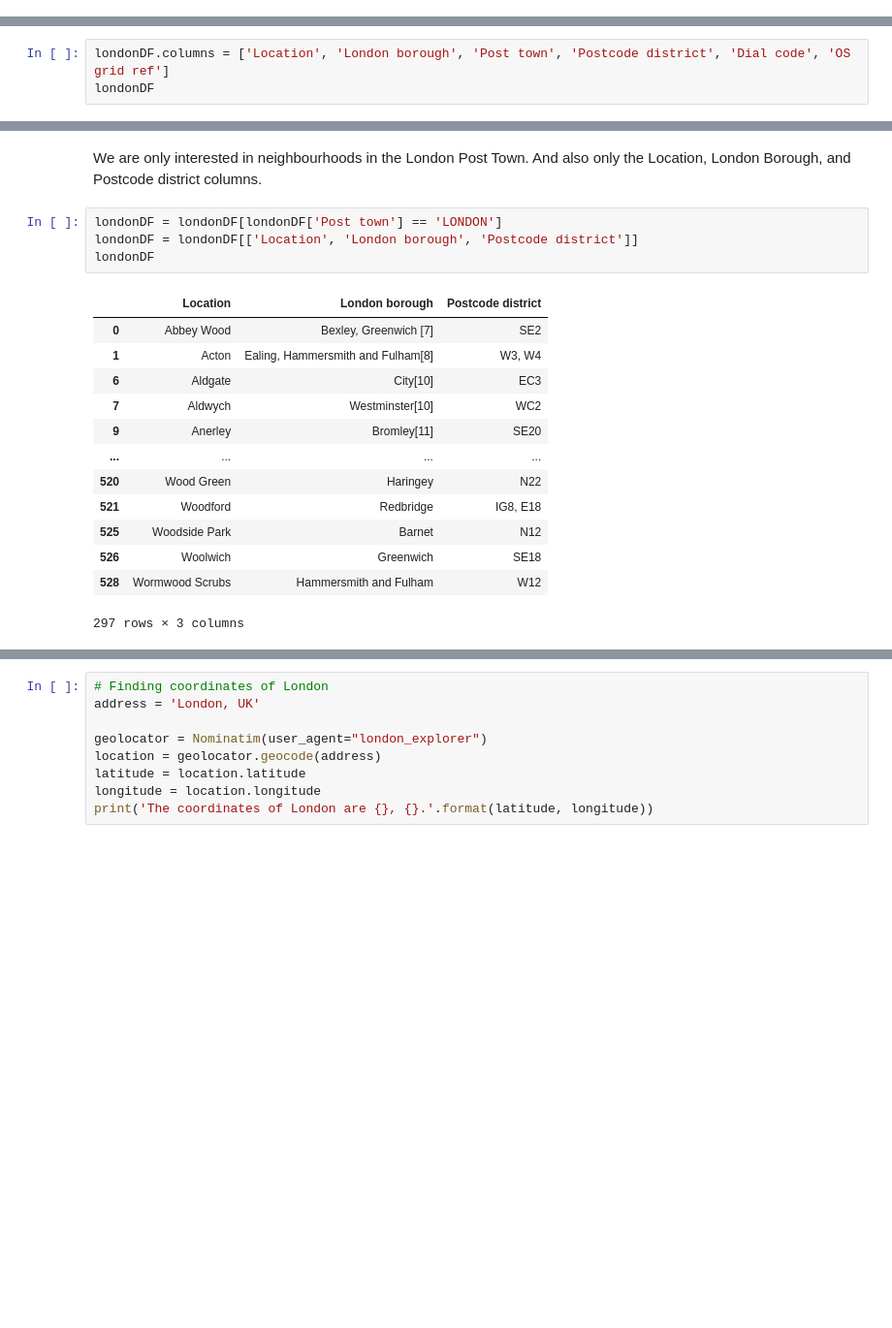
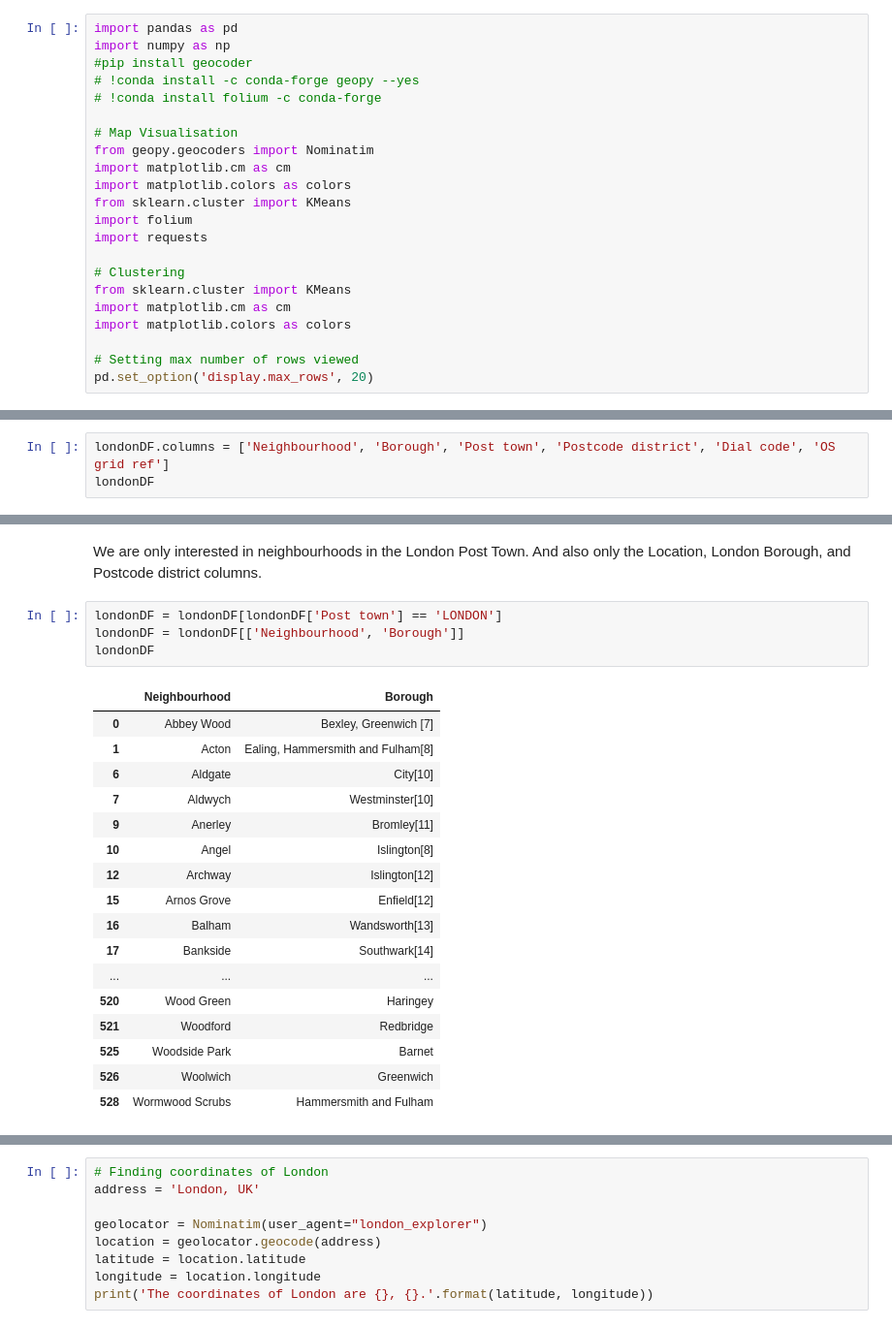
Before and after one commit to jkchuong/Data_Science_Capstone, a Jupyter notebook: The Battle of Neighbourhoods 2.ipynb, the cells around one changed output, grey strips where cells are left out. Shown at 97% size. Saved outputs shown, nothing was run; the diff lists cells and outputs as text; blank space fills up the shorter version.

```diff
--- a/The Battle of Neighbourhoods 2.ipynb
+++ b/The Battle of Neighbourhoods 2.ipynb
@@ -7,0 +5,22 @@ import numpy as np
+# %%
+import pandas as pd
+import numpy as np
+#pip install geocoder
+# !conda install -c conda-forge geopy --yes
+# !conda install folium -c conda-forge
+
+# Map Visualisation
+from geopy.geocoders import Nominatim
+import matplotlib.cm as cm
+import matplotlib.colors as colors
+from sklearn.cluster import KMeans
+import folium
+import requests
+
+# Clustering
+from sklearn.cluster import KMeans
+import matplotlib.cm as cm
+import matplotlib.colors as colors
+
+# Setting max number of rows viewed
+pd.set_option('display.max_rows', 20)
@@ -57,6 +82,6 @@ londonDF
 # %% [markdown]
 To avoid the issue of hidden character when scraping, the column names are renamed. This will allow the following codes to work.
 # %%
-londonDF.columns = ['Location', 'London borough', 'Post town', 'Postcode district', 'Dial code', 'OS grid ref']
+londonDF.columns = ['Neighbourhood', 'Borough', 'Post town', 'Postcode district', 'Dial code', 'OS grid ref']
 londonDF
 # %% [output]
@@ -77,22 +102,26 @@ londonDF
 We are only interested in neighbourhoods in the London Post Town. And also only the Location, London Borough, and Postcode district columns.
 # %%
 londonDF = londonDF[londonDF['Post town'] == 'LONDON']
-londonDF = londonDF[['Location', 'London borough', 'Postcode district']]
+londonDF = londonDF[['Neighbourhood', 'Borough']]
 londonDF
 # %% [output]
-|  | Location | London borough | Postcode district |
-| 0 | Abbey Wood | Bexley, Greenwich [7] | SE2 |
-| 1 | Acton | Ealing, Hammersmith and Fulham[8] | W3, W4 |
-| 6 | Aldgate | City[10] | EC3 |
-| 7 | Aldwych | Westminster[10] | WC2 |
-| 9 | Anerley | Bromley[11] | SE20 |
-| ... | ... | ... | ... |
-| 520 | Wood Green | Haringey | N22 |
-| 521 | Woodford | Redbridge | IG8, E18 |
-| 525 | Woodside Park | Barnet | N12 |
-| 526 | Woolwich | Greenwich | SE18 |
-| 528 | Wormwood Scrubs | Hammersmith and Fulham | W12 |
+|  | Neighbourhood | Borough |
+| 0 | Abbey Wood | Bexley, Greenwich [7] |
+| 1 | Acton | Ealing, Hammersmith and Fulham[8] |
+| 6 | Aldgate | City[10] |
+| 7 | Aldwych | Westminster[10] |
+| 9 | Anerley | Bromley[11] |
+| 10 | Angel | Islington[8] |
+| 12 | Archway | Islington[12] |
+| 15 | Arnos Grove | Enfield[12] |
+| 16 | Balham | Wandsworth[13] |
+| 17 | Bankside | Southwark[14] |
+| ... | ... | ... |
+| 520 | Wood Green | Haringey |
+| 521 | Woodford | Redbridge |
+| 525 | Woodside Park | Barnet |
+| 526 | Woolwich | Greenwich |
+| 528 | Wormwood Scrubs | Hammersmith and Fulham |
-297 rows × 3 columns
 # %%
 # Removing citation tags in London borough column
 for number in range(6, 44):
```
Also changed, not shown: parts of 72 cells of this notebook.
